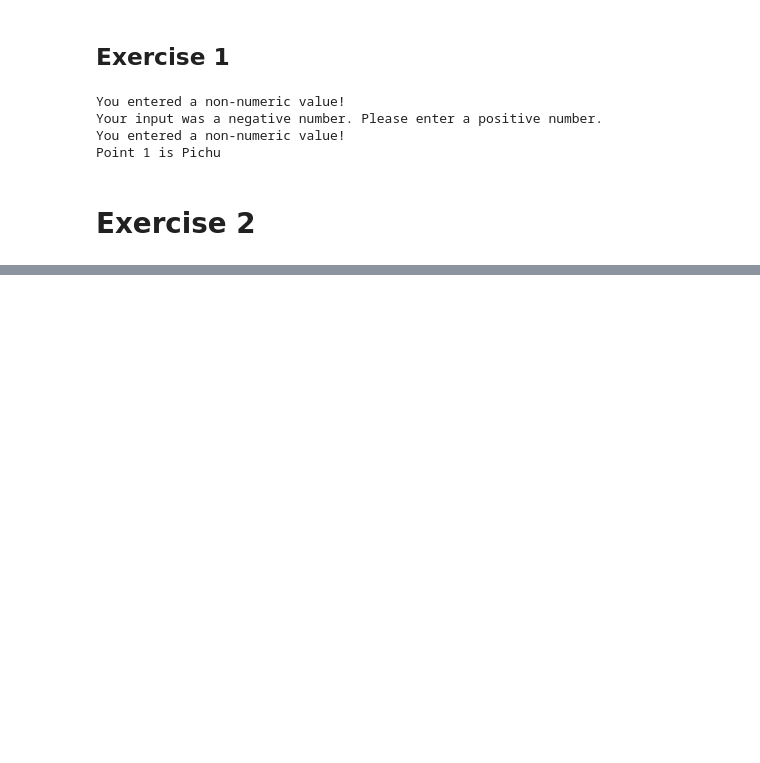
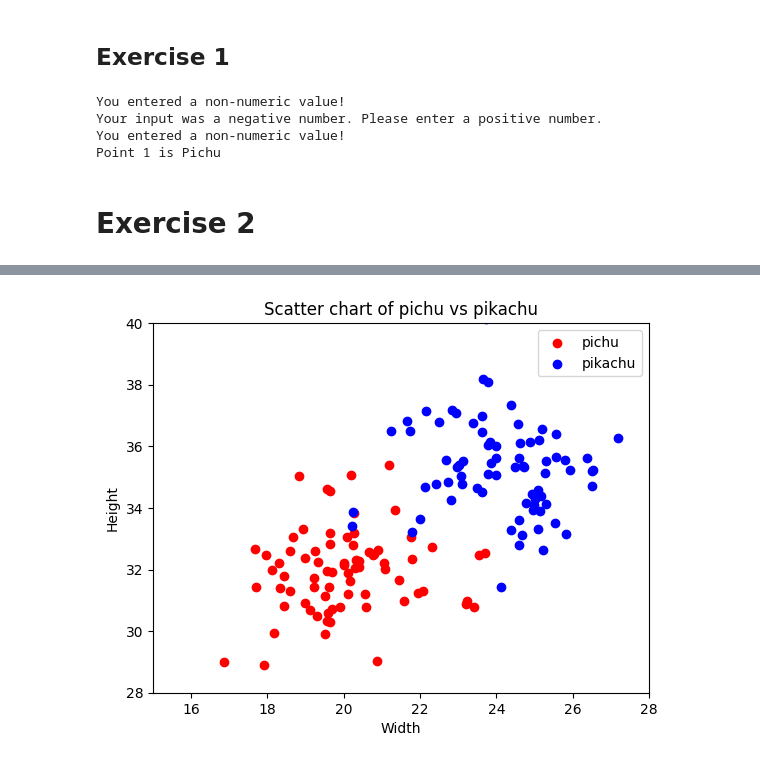
Before and after one commit to Zeepat/Python-Asajad-Hussein, a Jupyter notebook: Labs/labb_2.ipynb, the cells around one changed output, grey strips where cells are left out. Saved outputs shown, nothing was run; the diff lists cells and outputs as text; code cells hidden in the pictures; blank space fills up the shorter version.

```diff
--- a/Labs/labb_2.ipynb
+++ b/Labs/labb_2.ipynb
@@ -236,0 +264,80 @@ Point 1 is Pichu
+# %%
+import csv
+import matplotlib.pyplot as plt
+import math
+import random
+
+def turn_string_into_float(number):
+    numbers = "0123456789"
+    new_number = ""
+    for i in number:
+        if i in numbers or i == ".":
+            new_number += i
+    return float(new_number)
+
+def distance_formula(x1, y1, x2, y2):
+    return math.sqrt((x1 - x2) ** 2 + (y1 - y2) ** 2)
+
+def create_distance_list(test_point_width, test_point_height, pichu_or_pikachu_width, pichu_or_pikachu_height):
+
+    distance_list = []
+    for i in list(range(len(test_point_width))):
+        for j in list(range(len(pichu_or_pikachu_width))):
+            distance_list.append(distance_formula(test_point_width[i], test_point_height[i], pichu_or_pikachu_width[j], pichu_or_pikachu_height[j]))
+    return distance_list
+
+def check_closest_distance(pichu_list, pikachu_list, test_points_amount):
+    for i in list(range(test_points_amount)):
+        new_list_pichu = pichu_list[i*(len(pichu_list)//int(test_points_amount)):(i+1)*(len(pichu_list)//int(test_points_amount))]
+        new_list_pikachu = pikachu_list[i*(len(pikachu_list)//int(test_points_amount)):(i+1)*(len(pikachu_list)//int(test_points_amount))]
+        new_list_pichu.sort()
+        new_list_pikachu.sort()
+        if new_list_pikachu[0] < new_list_pichu[0]:
+            print(f'Point {i+1} is Pikachu')
+        elif new_list_pikachu[0] > new_list_pichu[0]:
+            print(f'Point {i+1} is Pichu')
+
+def run_procces(file_path_1):
+    pichu_width = []
+    pichu_height = []
+    pikachu_width = []
+    pikachu_height = []
+
+    with open(file_path_1, "r") as csvfile:
+        csvreader = csv.DictReader(csvfile)
+        for row in csvreader:
+            if row["label"] == " 0":
+                pichu_width.append(turn_string_into_float(row["width(cm)"]))
+                if " " in row["height(cm)"]:
+                    pichu_height.append(turn_string_into_float(row["height(cm)"]))
+            elif row["label"] == " 1":
+                pikachu_width.append(turn_string_into_float(row["width(cm)"]))
+                if " " in row["height(cm)"]:
+                    pikachu_height.append(turn_string_into_float(row["height(cm)"]))
+
+    test_point_width = []
+    test_point_height = []
+
+    pichu_distances = create_distance_list(test_point_width, test_point_height, pichu_width, pichu_height)
+    pikachu_distances = create_distance_list(test_point_width, test_point_height, pikachu_width, pikachu_height)
+
+    check_closest_distance(pichu_distances, pikachu_distances, len(test_point_width))
+
+    plt.scatter(pichu_width, pichu_height, color="red",label="pichu")
+    plt.scatter(pikachu_width, pikachu_height, color="blue", label="pikachu")
+    plt.legend()
+    plt.ylim(28, 40)
+    plt.xlim(15, 28)
+    plt.xlabel("Width")
+    plt.ylabel("Height")
+    plt.title("Scatter chart of pichu vs pikachu")
+
+
+    for i in list(range(len(pichu_width)//2)):
+        pop_int = random.randint(0, len(pichu_width))
+        test_point_width.append(pichu_width.pop(pop_int))
+        test_point_height.append(pichu_height.pop(pop_int))
+    print(len(test_point_height))
+
+run_procces("../Data/datapoints.csv")
+# %% [output]
@@ -236,0 +345 @@ Point 1 is Pichu
+[figure, added]
```
Also changed, not shown: parts of 6 cells of this notebook.
